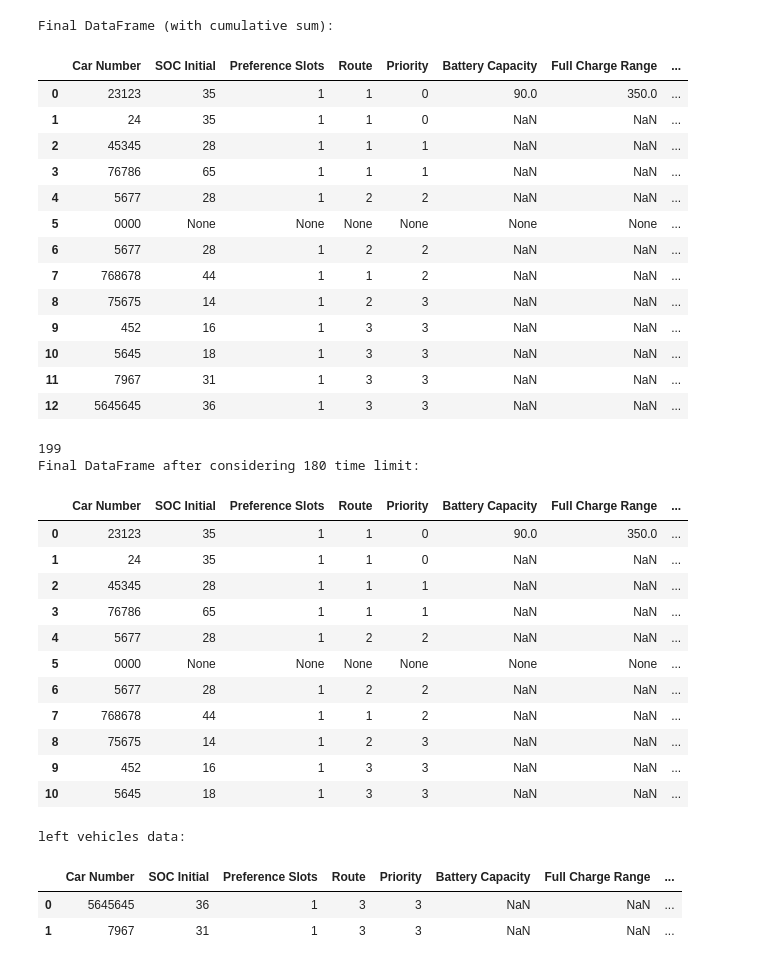
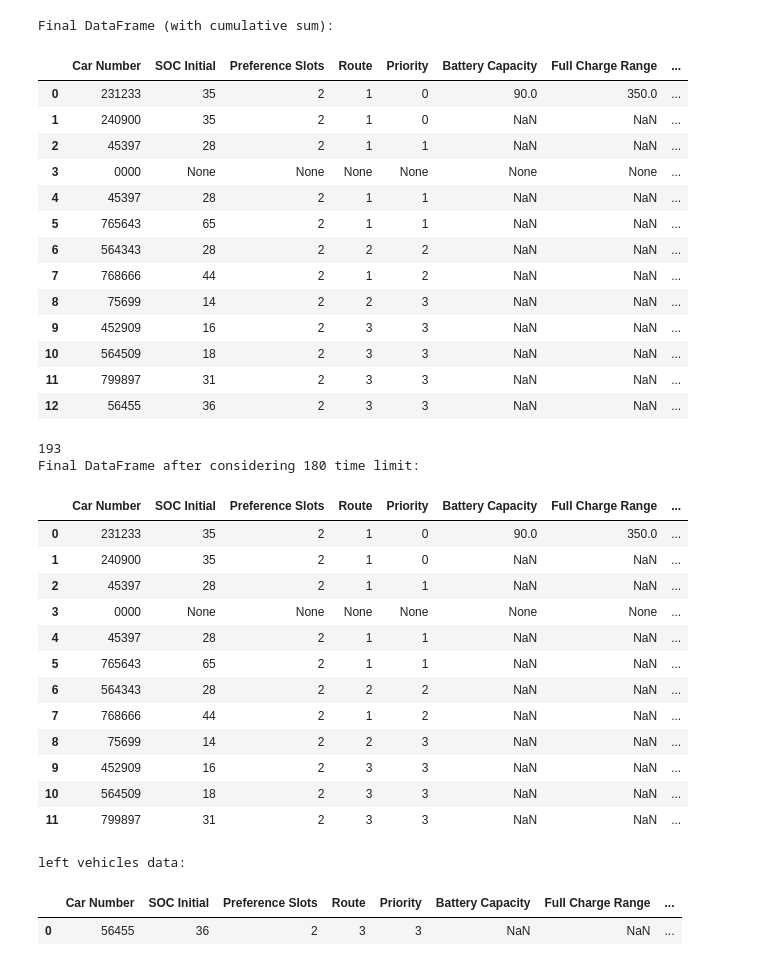
Before and after one commit to istiaqahmedfahim/EV-charging-schedule, a Jupyter notebook: emergency_case.ipynb, the cells around one changed output. Cells and saved outputs as stored; diff of their text form; code cells hidden in the pictures.

Commit message:
next adjacent slot vacancy fillup

```diff
--- a/emergency_case.ipynb
+++ b/emergency_case.ipynb
@@ -2,7 +2,7 @@
 import pandas as pd
 from IPython.display import display
 # Path to the CSV file
-csv_file_path = 'slot_1_updated_cs1.csv'
+csv_file_path = 'slot_2_updated_cs1.csv'
 
 # Read the CSV file into a DataFrame
 df = pd.read_csv(csv_file_path)
@@ -77,60 +77,60 @@ final_df = pd.concat([df1, df2], ignore_index=True)
 
 # Calculate the cumulative sum of required_time and add it as a new column final_cumulative_time
 final_df['final_cumulative_time'] = final_df['Required Time (Calculated)'].cumsum()
 
 # Display the resulting dataframe
 print("Final DataFrame (with cumulative sum):")
 display(final_df)
 
 # Get the last value of cumulative_time
 last_cumulative_time = final_df['final_cumulative_time'].iloc[-1]
 print(last_cumulative_time)
 data_reversed = final_df.iloc[::-1]
 if last_cumulative_time > 180 :
     for index, row in data_reversed.iterrows():
-        emergency_left_vehicles = emergency_left_vehicles.append(row)
+        emergency_left_vehicles = pd.concat([emergency_left_vehicles, pd.DataFrame([row])], ignore_index=True)
         last_cumulative_time -= row['Required Time (Calculated)']
         final_df.drop(index, inplace=True)
         if last_cumulative_time < 180:
             break
 # Display the updated DataFrame and the final value of X
 updated_data = final_df.reset_index(drop=True)
 emergency_left_vehicles = emergency_left_vehicles.reset_index(drop=True)
 print("Final DataFrame after considering 180 time limit:")
 display(updated_data)
 print("left vehicles data:")
 display(emergency_left_vehicles)
 # %% [output]
 Final DataFrame (with cumulative sum):
 |  | Car Number | SOC Initial | Preference Slots | Route | Priority | Battery Capacity | Full Charge Range | ... |
-| 0 | 23123 | 35 | 1 | 1 | 0 | 90.0 | 350.0 | ... |
-| 1 | 24 | 35 | 1 | 1 | 0 | NaN | NaN | ... |
-| 2 | 45345 | 28 | 1 | 1 | 1 | NaN | NaN | ... |
-| 3 | 76786 | 65 | 1 | 1 | 1 | NaN | NaN | ... |
-| 4 | 5677 | 28 | 1 | 2 | 2 | NaN | NaN | ... |
-| 5 | 0000 | None | None | None | None | None | None | ... |
-| 6 | 5677 | 28 | 1 | 2 | 2 | NaN | NaN | ... |
-| 7 | 768678 | 44 | 1 | 1 | 2 | NaN | NaN | ... |
-| 8 | 75675 | 14 | 1 | 2 | 3 | NaN | NaN | ... |
-| 9 | 452 | 16 | 1 | 3 | 3 | NaN | NaN | ... |
-| 10 | 5645 | 18 | 1 | 3 | 3 | NaN | NaN | ... |
-| 11 | 7967 | 31 | 1 | 3 | 3 | NaN | NaN | ... |
-| 12 | 5645645 | 36 | 1 | 3 | 3 | NaN | NaN | ... |
+| 0 | 231233 | 35 | 2 | 1 | 0 | 90.0 | 350.0 | ... |
+| 1 | 240900 | 35 | 2 | 1 | 0 | NaN | NaN | ... |
+| 2 | 45397 | 28 | 2 | 1 | 1 | NaN | NaN | ... |
+| 3 | 0000 | None | None | None | None | None | None | ... |
+| 4 | 45397 | 28 | 2 | 1 | 1 | NaN | NaN | ... |
+| 5 | 765643 | 65 | 2 | 1 | 1 | NaN | NaN | ... |
+| 6 | 564343 | 28 | 2 | 2 | 2 | NaN | NaN | ... |
+| 7 | 768666 | 44 | 2 | 1 | 2 | NaN | NaN | ... |
+| 8 | 75699 | 14 | 2 | 2 | 3 | NaN | NaN | ... |
+| 9 | 452909 | 16 | 2 | 3 | 3 | NaN | NaN | ... |
+| 10 | 564509 | 18 | 2 | 3 | 3 | NaN | NaN | ... |
+| 11 | 799897 | 31 | 2 | 3 | 3 | NaN | NaN | ... |
+| 12 | 56455 | 36 | 2 | 3 | 3 | NaN | NaN | ... |
-199
+193
 Final DataFrame after considering 180 time limit:
 |  | Car Number | SOC Initial | Preference Slots | Route | Priority | Battery Capacity | Full Charge Range | ... |
-| 0 | 23123 | 35 | 1 | 1 | 0 | 90.0 | 350.0 | ... |
-| 1 | 24 | 35 | 1 | 1 | 0 | NaN | NaN | ... |
-| 2 | 45345 | 28 | 1 | 1 | 1 | NaN | NaN | ... |
-| 3 | 76786 | 65 | 1 | 1 | 1 | NaN | NaN | ... |
-| 4 | 5677 | 28 | 1 | 2 | 2 | NaN | NaN | ... |
-| 5 | 0000 | None | None | None | None | None | None | ... |
-| 6 | 5677 | 28 | 1 | 2 | 2 | NaN | NaN | ... |
-| 7 | 768678 | 44 | 1 | 1 | 2 | NaN | NaN | ... |
-| 8 | 75675 | 14 | 1 | 2 | 3 | NaN | NaN | ... |
-| 9 | 452 | 16 | 1 | 3 | 3 | NaN | NaN | ... |
-| 10 | 5645 | 18 | 1 | 3 | 3 | NaN | NaN | ... |
+| 0 | 231233 | 35 | 2 | 1 | 0 | 90.0 | 350.0 | ... |
+| 1 | 240900 | 35 | 2 | 1 | 0 | NaN | NaN | ... |
+| 2 | 45397 | 28 | 2 | 1 | 1 | NaN | NaN | ... |
+| 3 | 0000 | None | None | None | None | None | None | ... |
+| 4 | 45397 | 28 | 2 | 1 | 1 | NaN | NaN | ... |
+| 5 | 765643 | 65 | 2 | 1 | 1 | NaN | NaN | ... |
+| 6 | 564343 | 28 | 2 | 2 | 2 | NaN | NaN | ... |
+| 7 | 768666 | 44 | 2 | 1 | 2 | NaN | NaN | ... |
+| 8 | 75699 | 14 | 2 | 2 | 3 | NaN | NaN | ... |
+| 9 | 452909 | 16 | 2 | 3 | 3 | NaN | NaN | ... |
+| 10 | 564509 | 18 | 2 | 3 | 3 | NaN | NaN | ... |
+| 11 | 799897 | 31 | 2 | 3 | 3 | NaN | NaN | ... |
 left vehicles data:
 |  | Car Number | SOC Initial | Preference Slots | Route | Priority | Battery Capacity | Full Charge Range | ... |
-| 0 | 5645645 | 36 | 1 | 3 | 3 | NaN | NaN | ... |
-| 1 | 7967 | 31 | 1 | 3 | 3 | NaN | NaN | ... |
+| 0 | 56455 | 36 | 2 | 3 | 3 | NaN | NaN | ... |
```
Also changed, not shown: parts of 2 cells of this notebook, 8 other files.
